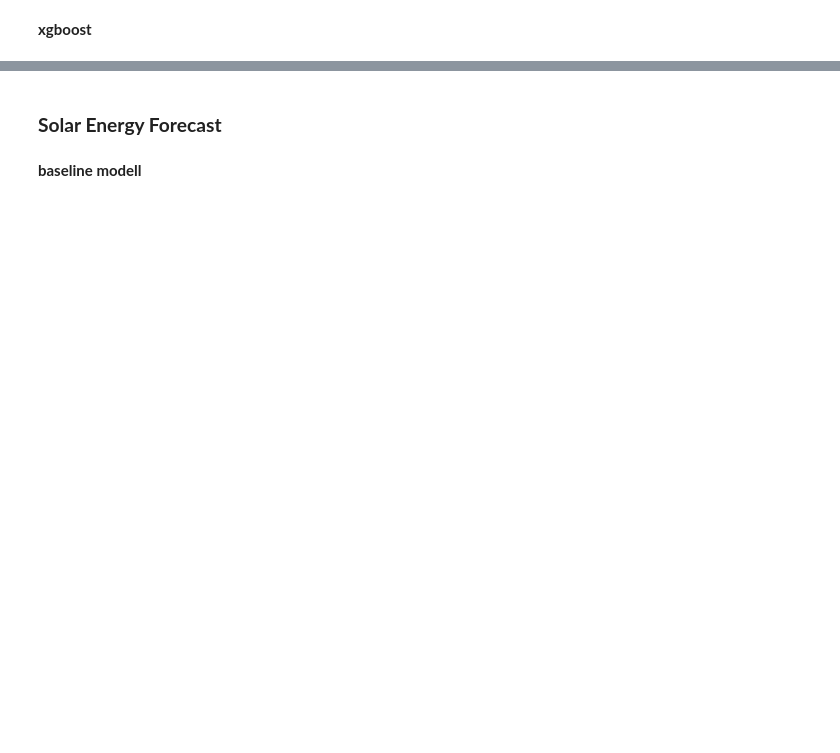
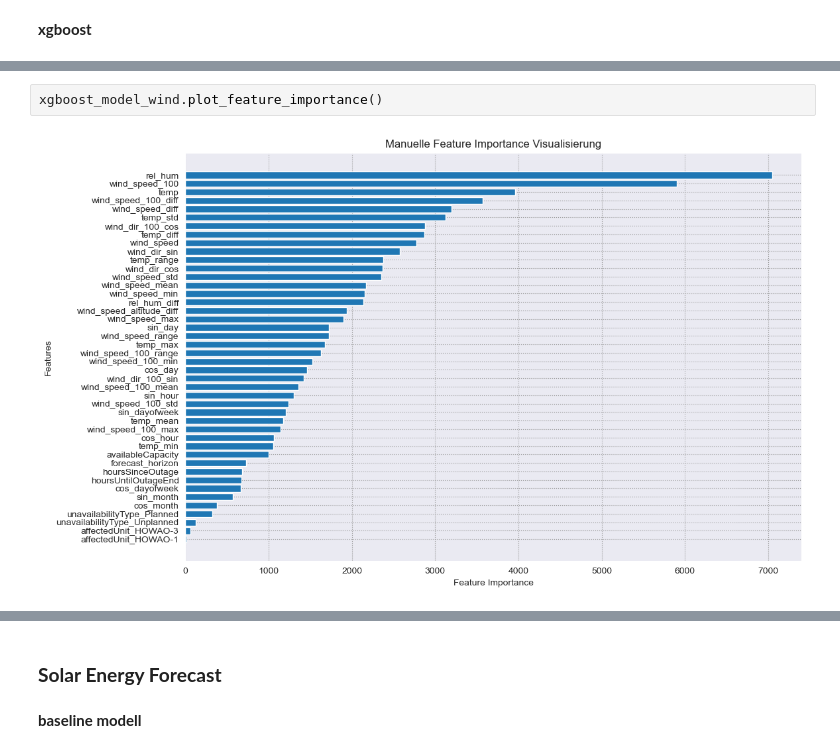
Before and after one commit to av1c3nna/awp2, a Jupyter notebook: model_training.ipynb, the cells around one changed output, grey strips where cells are left out. Saved outputs shown, nothing was run; the diff lists cells and outputs as text; blank space fills up the shorter version.

```diff
--- a/model_training.ipynb
+++ b/model_training.ipynb
@@ -163,0 +201,4 @@ XGBoost Pinball Score: 38.6723332815574
+# %%
+xgboost_model_wind.plot_feature_importance()
+# %% [output]
+[figure, added]
```
Also changed, not shown: parts of 40 cells of this notebook, 1 other file.
